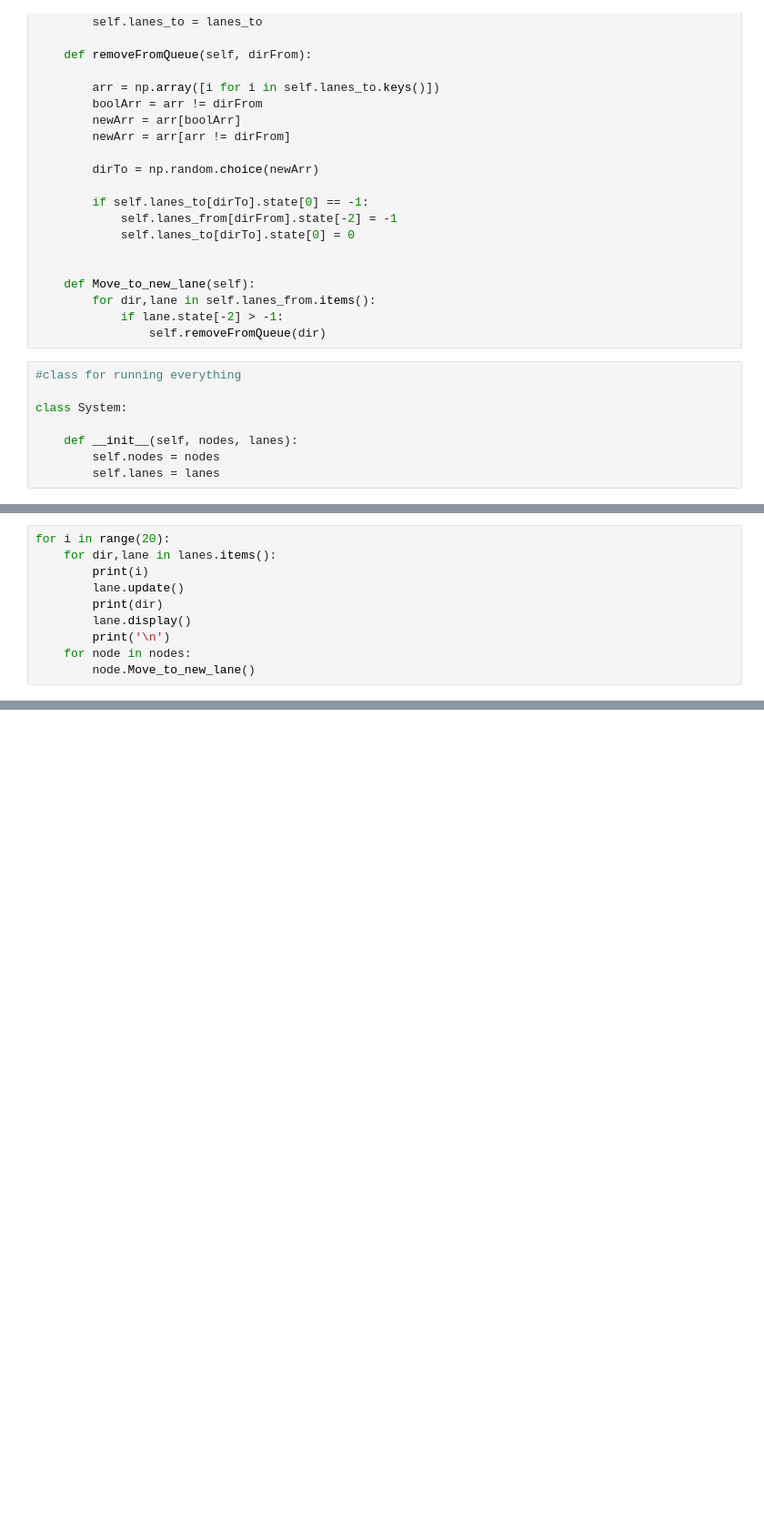
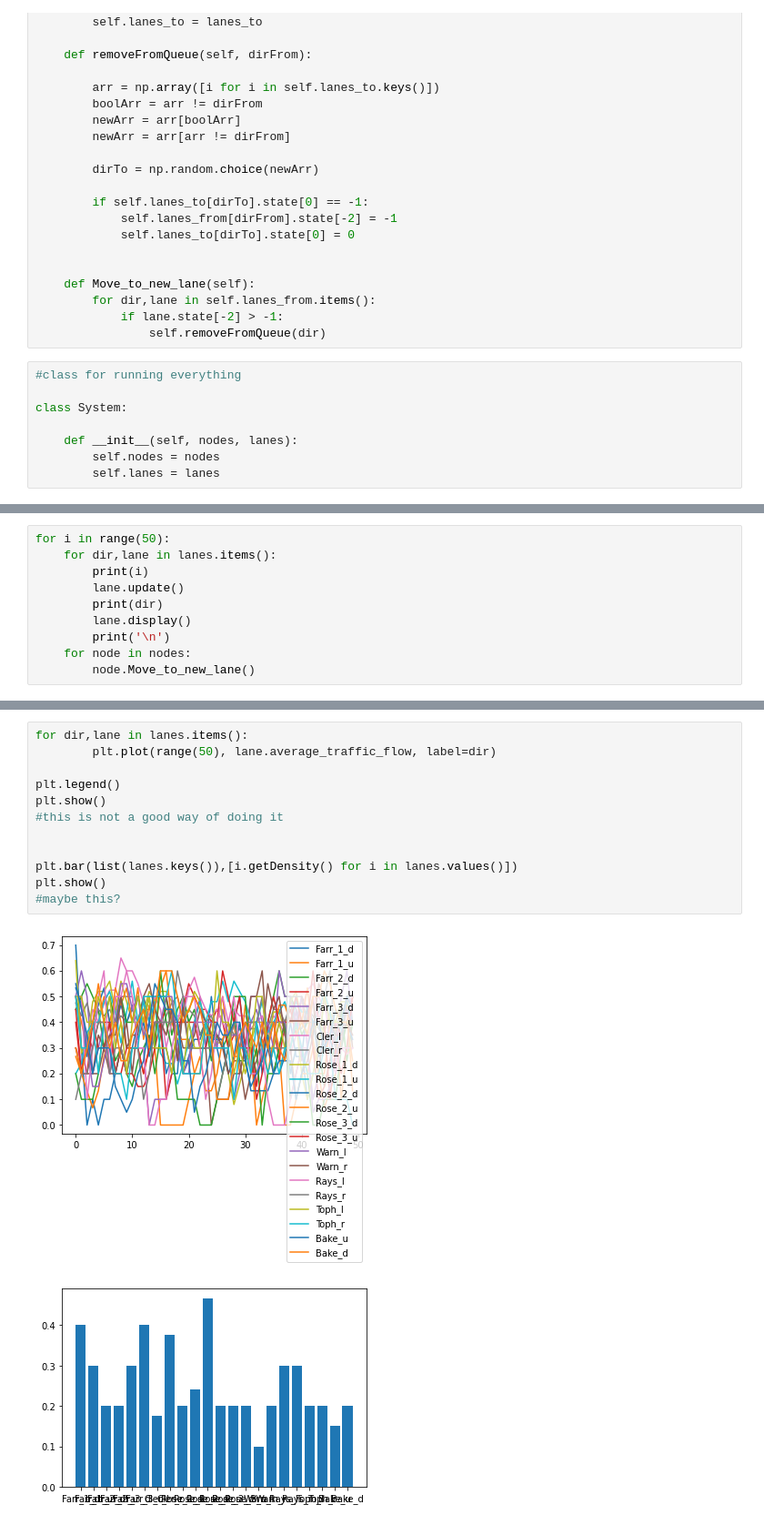
Before and after one commit to phasc/cs166, a Jupyter notebook: lba/lba.ipynb, the cells around one changed output, grey strips where cells are left out. Shown: that part at 91% size. Drawn from its saved outputs; the diff is of its cells as text; blank space fills up the shorter version.

```diff
--- a/lba/lba.ipynb
+++ b/lba/lba.ipynb
@@ -335,5 +354,5 @@ nodes = [Node({'down':lanes['Rose_3_u'],
 # %%
-for i in range(20):
+for i in range(50):
     for dir,lane in lanes.items():
         print(i)
         lane.update()
@@ -362,0 +382,15 @@ Herb_d
+# %%
+for dir,lane in lanes.items():
+        plt.plot(range(50), lane.average_traffic_flow, label=dir)
+
+plt.legend()
+plt.show()
+#this is not a good way of doing it
+
+
+plt.bar(list(lanes.keys()),[i.getDensity() for i in lanes.values()])
+plt.show()
+#maybe this?
+# %% [output]
+[figure, added]
+[figure, added]
```
Also changed, not shown: parts of 12 cells of this notebook.
